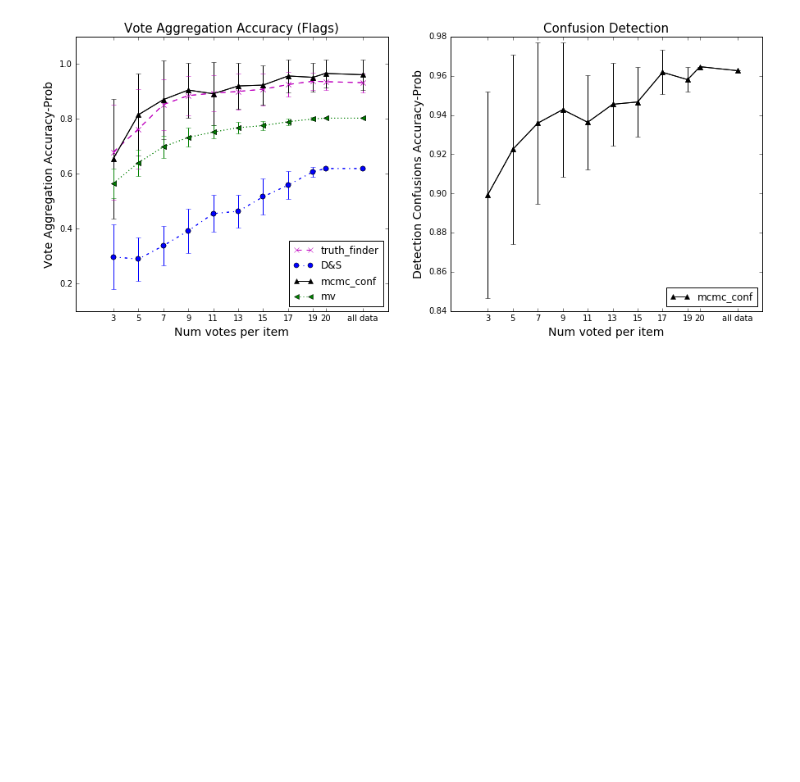
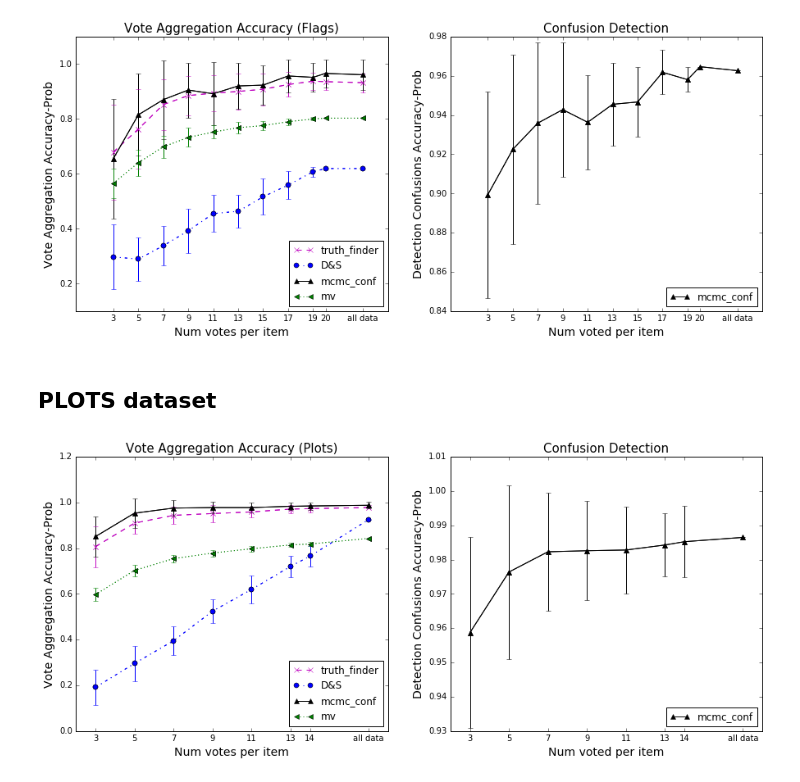
Before and after one commit to Evgeneus/fuzzy-data-fusion, a Jupyter notebook: experiment/notebooks/experiments.ipynb, the cells around one changed output. Cells and saved outputs as stored; diff of their text form; code cells hidden in the pictures; blank space fills up the shorter version.

Commit message:
results/plots

```diff
--- a/experiment/notebooks/experiments.ipynb
+++ b/experiment/notebooks/experiments.ipynb
@@ -200,3 +214,11 @@ title_flags = 'Vote Aggregation Accuracy (Flags)'
 plot_accu(flags_file, title_flags)
 # %% [output]
 [figure]
+# %% [markdown]
+## PLOTS dataset
+# %%
+plots_file = work_dir+'plots_accuracy_votes_per_item.csv'
+title_plots = 'Vote Aggregation Accuracy (Plots)'
+plot_accu(plots_file, title_plots)
+# %% [output]
+[figure, added]
```
Also changed, not shown: parts of 3 cells of this notebook, 1 other file.
